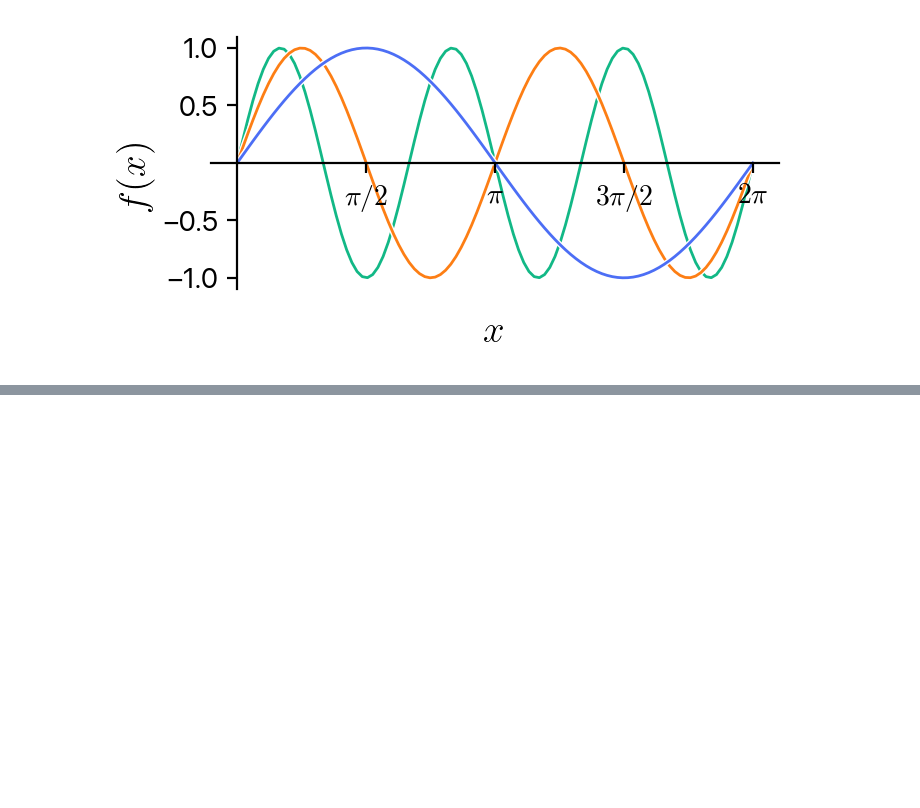
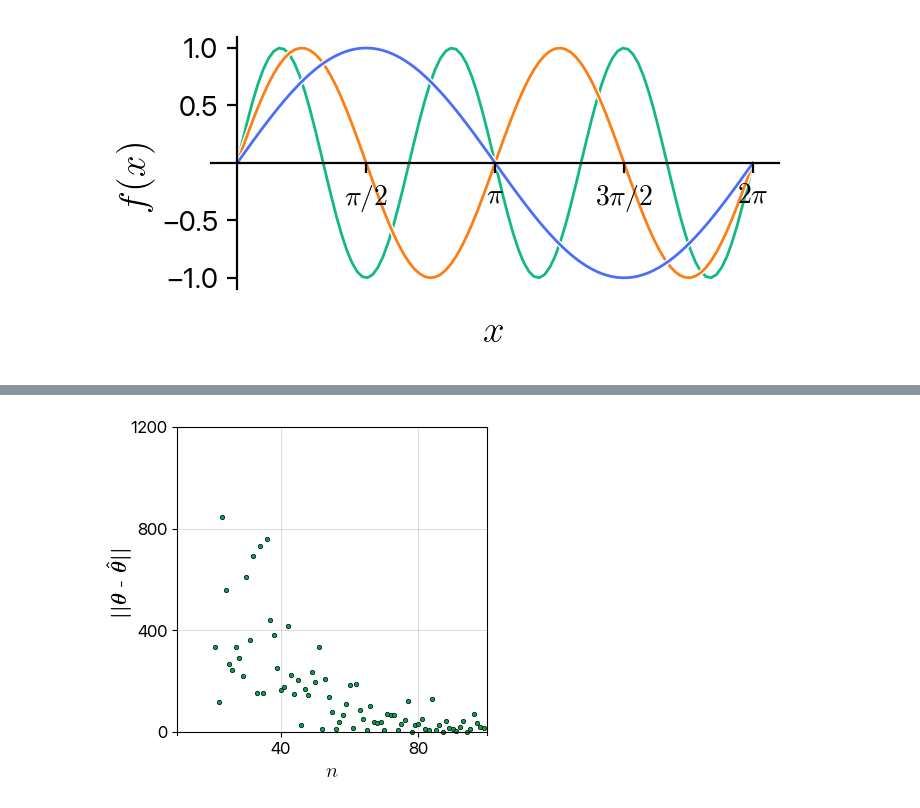
Before and after one commit to sgangaprasath/scientific-visualization, a Jupyter notebook: SV1.ipynb, the cells around one changed output, grey strips where cells are left out. Drawn from its saved outputs; the diff is of its cells as text; code cells hidden in the pictures; blank space fills up the shorter version.

```diff
--- a/SV1.ipynb
+++ b/SV1.ipynb
@@ -314,0 +404,56 @@ plt.show()
+# %%
+# Plot setup
+mpl.rcParams.update(mpl.rcParamsDefault)
+font = {'family' : 'SF Pro',
+        'weight' : 'light',
+        'size'   : 12}
+
+mpl.rc('font', **font)
+plt.rc("xtick", labelsize="medium")
+rc = {"mathtext.fontset" : "cm"}
+plt.rcParams.update(rc)
+
+# Scatter colors
+sc1Color = "#D92727"
+sc2Color = "#03A64A"
+
+# Statistical properties of noise
+mean = 0
+std = 1
+
+fig = plt.figure(figsize=(4, 4), dpi=100)
+nRow = 1
+nCol = 1
+ax = plt.subplot(nRow, nCol, 1)
+
+# Computing error in fit vs number of samples
+for nSamples in np.arange(20,100):
+    nos = np.random.normal(mean, std, size=nSamples)
+
+    alpha = np.zeros([nSamples,4])
+    for ind in np.arange(nSamples+1):
+        alpha[ind-1,:] = fun(0.1*ind)
+    theta = np.ones([4,1])
+
+    m = np.dot(alpha,theta)+ np.reshape(nos,[nSamples,1])
+
+    hL = np.dot(np.linalg.inv(np.dot(np.transpose(alpha),alpha)),np.transpose(alpha))
+    thetaLSE = np.dot(hL,m)
+    eps = np.linalg.norm(thetaLSE - theta)
+    ax.scatter(nSamples,eps,color=sc2Color,s=10,edgecolors='black',linewidth=0.5)
+ax.set_xlabel(r'$n$', usetex=True, fontsize=15)
+ax.set_ylabel(r'\boldmath$||\theta$ - $\hat{\theta}||$', usetex=True, fontsize=15)
+ax.yaxis.set_label_coords(-0.15,0.5)
+ax.spines["left"].set_position(("data", 10))
+ax.spines["bottom"].set_position(("data", 0))
+# ax.set_aspect(0.8*10/250)
+ax.grid(linestyle="-", linewidth=0.5, color=".25", alpha=0.25, zorder=-10)
+ax.set_xlim([10.0,100.0])
+ax.set_ylim([-10,1200])
+ax.set_xticks([40, 80])
+ax.set_yticks([0, 400, 800, 1200])
+
+# plt.savefig("sv5.pdf", bbox_inches='tight', format='pdf')
+plt.show()
+# %% [output]
+[figure, added]
```
Also changed, not shown: parts of 8 cells of this notebook.
